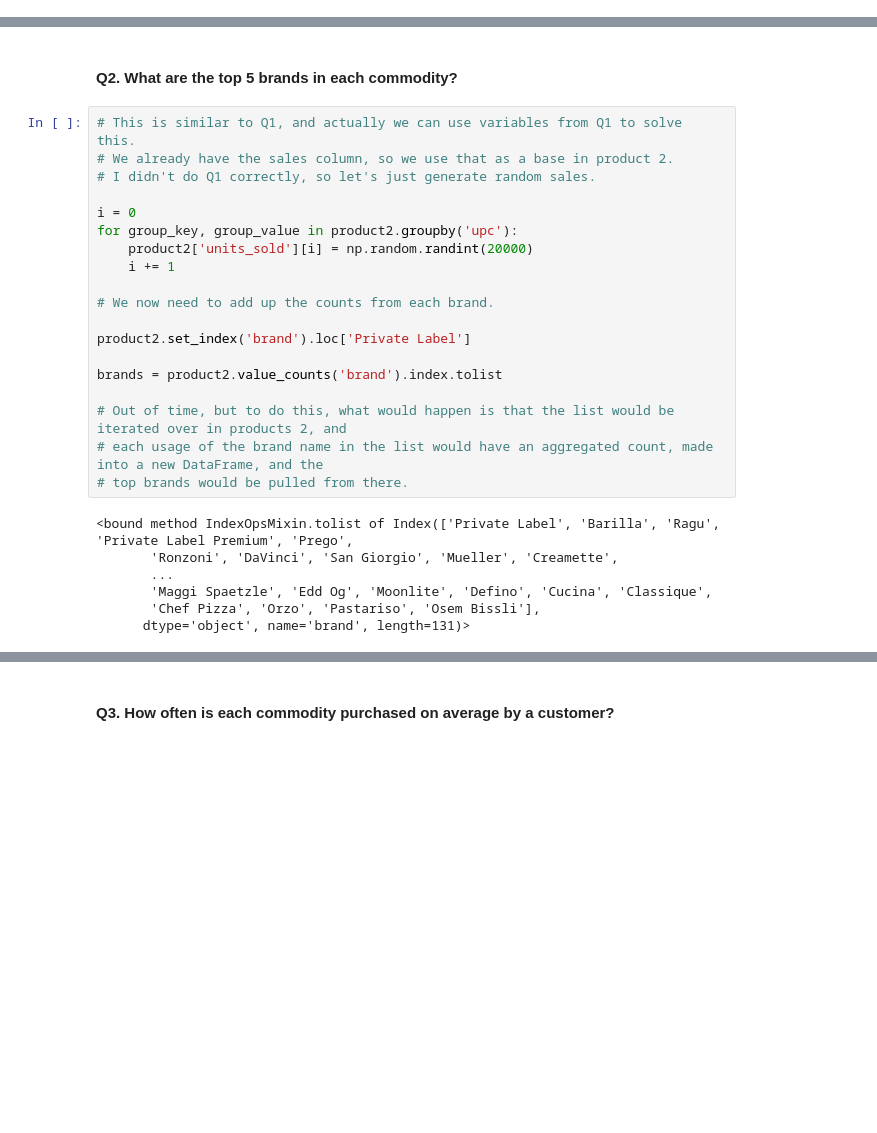
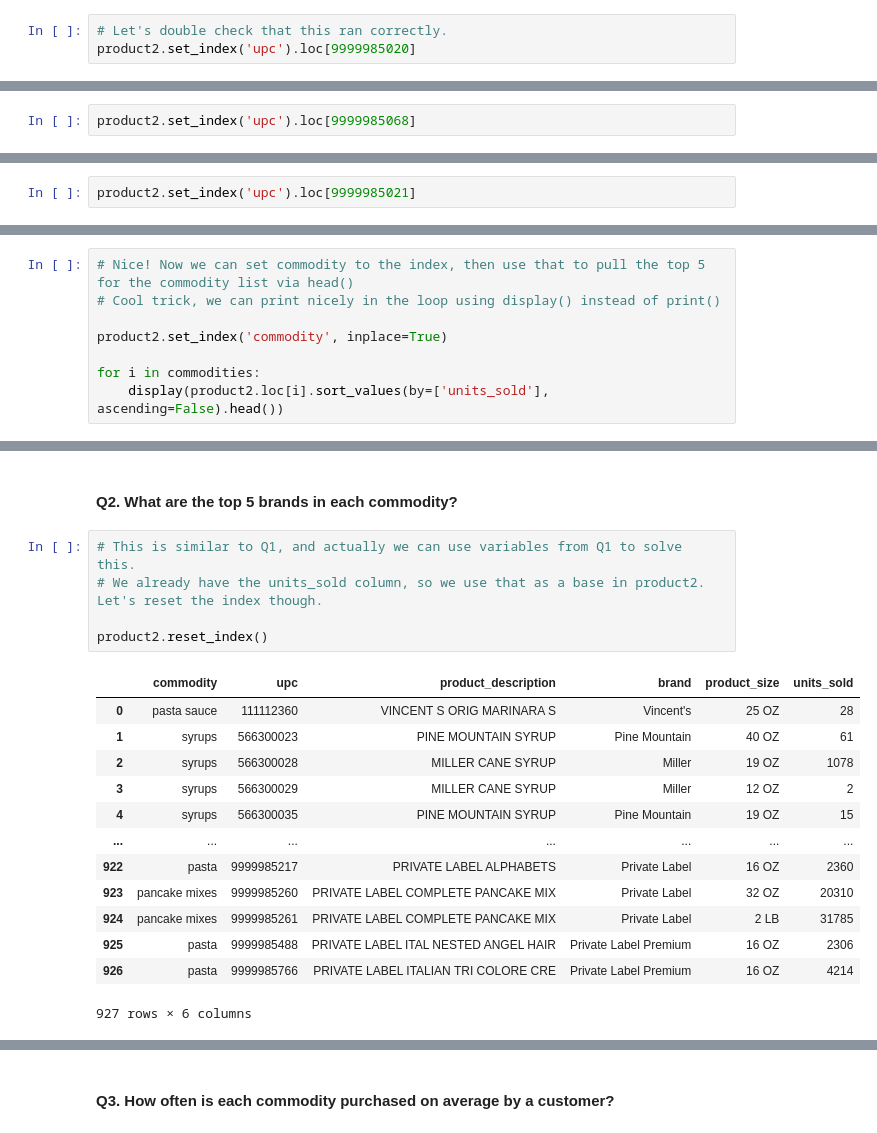
Before and after one commit to christianeckert03/carbo_loading_test, a Jupyter notebook: Live Coding Test (Carbo Loading).ipynb, the cells around one changed output, grey strips where cells are left out. Saved outputs shown, nothing was run; the diff lists cells and outputs as text; blank space fills up the shorter version.

```diff
--- a/Live Coding Test (Carbo Loading).ipynb
+++ b/Live Coding Test (Carbo Loading).ipynb
@@ -128,0 +132,3 @@ TypeError: 'tuple' object is not callable
+# %%
+# Let's double check that this ran correctly.
+product2.set_index('upc').loc[9999985020]
@@ -128,0 +142,2 @@ TypeError: 'tuple' object is not callable
+# %%
+product2.set_index('upc').loc[9999985068]
@@ -128,0 +151,2 @@ TypeError: 'tuple' object is not callable
+# %%
+product2.set_index('upc').loc[9999985021]
@@ -128,0 +166,8 @@ TypeError: 'tuple' object is not callable
+# %%
+# Nice! Now we can set commodity to the index, then use that to pull the top 5 for the commodity list via head()
+# Cool trick, we can print nicely in the loop using display() instead of print()
+
+product2.set_index('commodity', inplace=True)
+
+for i in commodities:
+    display(product2.loc[i].sort_values(by=['units_sold'], ascending=False).head())
@@ -130,27 +204,20 @@ TypeError: 'tuple' object is not callable
 #### Q2. What are the top 5 brands in each commodity?
 # %%
 # This is similar to Q1, and actually we can use variables from Q1 to solve this.
-# We already have the sales column, so we use that as a base in product 2.
-# I didn't do Q1 correctly, so let's just generate random sales.
+# We already have the units_sold column, so we use that as a base in product2. Let's reset the index though.
 
-i = 0
-for group_key, group_value in product2.groupby('upc'):
-    product2['units_sold'][i] = np.random.randint(20000)
-    i += 1
-
-# We now need to add up the counts from each brand.
-
-product2.set_index('brand').loc['Private Label']
-
-brands = product2.value_counts('brand').index.tolist
-
-# Out of time, but to do this, what would happen is that the list would be iterated over in products 2, and
-# each usage of the brand name in the list would have an aggregated count, made into a new DataFrame, and the
-# top brands would be pulled from there.
+product2.reset_index()
 # %% [output]
+|  | commodity | upc | product_description | brand | product_size | units_sold |
+| 0 | pasta sauce | 111112360 | VINCENT S ORIG MARINARA S | Vincent's | 25 OZ | 28 |
+| 1 | syrups | 566300023 | PINE MOUNTAIN SYRUP | Pine Mountain | 40 OZ | 61 |
+| 2 | syrups | 566300028 | MILLER CANE SYRUP | Miller | 19 OZ | 1078 |
+| 3 | syrups | 566300029 | MILLER CANE SYRUP | Miller | 12 OZ | 2 |
+| 4 | syrups | 566300035 | PINE MOUNTAIN SYRUP | Pine Mountain | 19 OZ | 15 |
+| ... | ... | ... | ... | ... | ... | ... |
+| 922 | pasta | 9999985217 | PRIVATE LABEL ALPHABETS | Private Label | 16 OZ | 2360 |
+| 923 | pancake mixes | 9999985260 | PRIVATE LABEL COMPLETE PANCAKE MIX | Private Label | 32 OZ | 20310 |
+| 924 | pancake mixes | 9999985261 | PRIVATE LABEL COMPLETE PANCAKE MIX | Private Label | 2 LB | 31785 |
+| 925 | pasta | 9999985488 | PRIVATE LABEL ITAL NESTED ANGEL HAIR | Private Label Premium | 16 OZ | 2306 |
+| 926 | pasta | 9999985766 | PRIVATE LABEL ITALIAN TRI COLORE CRE | Private Label Premium | 16 OZ | 4214 |
-<bound method IndexOpsMixin.tolist of Index(['Private Label', 'Barilla', 'Ragu', 'Private Label Premium', 'Prego',
-       'Ronzoni', 'DaVinci', 'San Giorgio', 'Mueller', 'Creamette',
-       ...
-       'Maggi Spaetzle', 'Edd Og', 'Moonlite', 'Defino', 'Cucina', 'Classique',
-       'Chef Pizza', 'Orzo', 'Pastariso', 'Osem Bissli'],
-      dtype='object', name='brand', length=131)>
+927 rows × 6 columns
```
Also changed, not shown: parts of 23 cells of this notebook.
